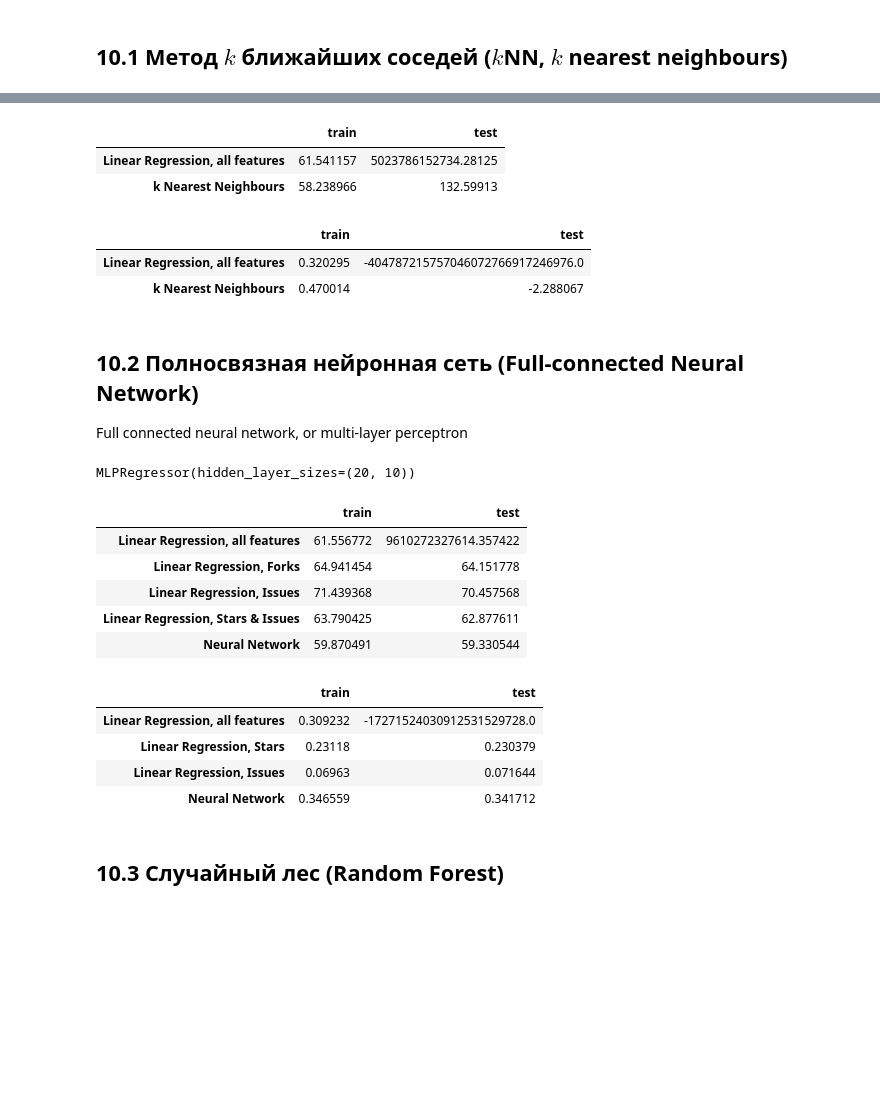
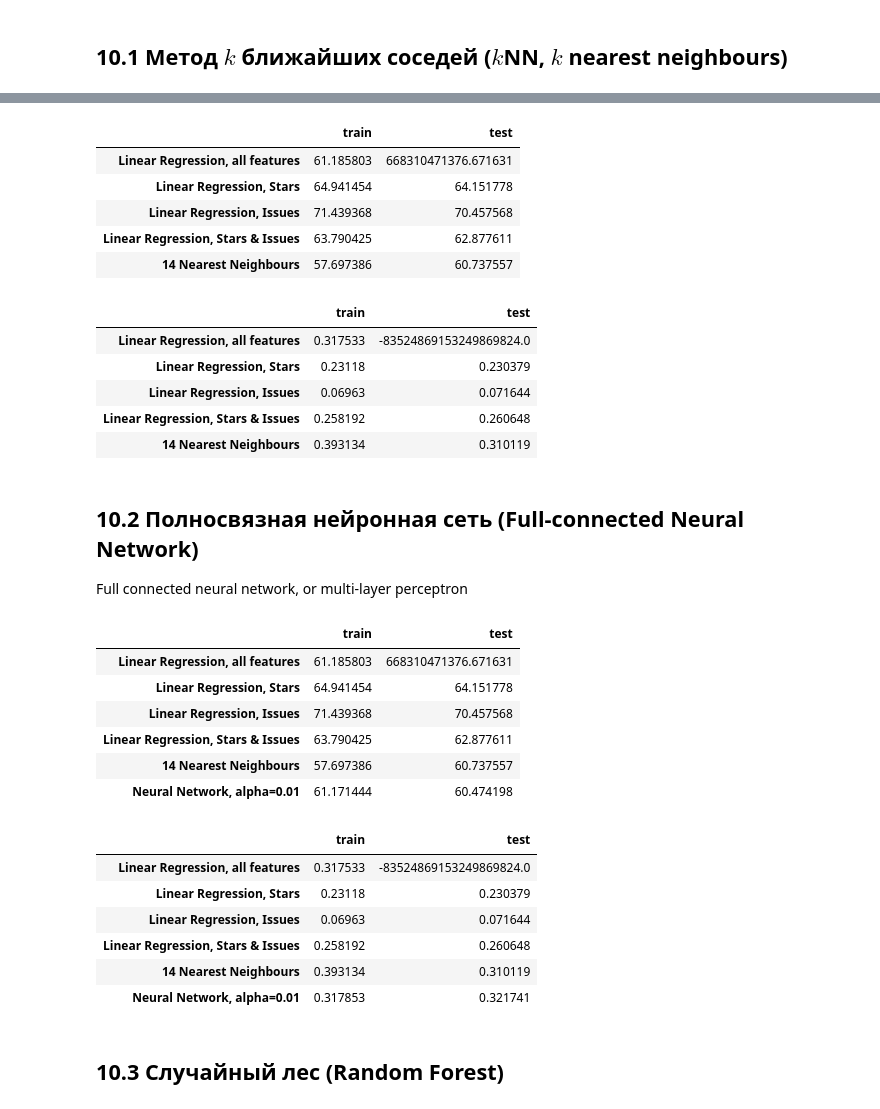
Before and after one commit to AndreyBugrov/MachineLearningCourse, a Jupyter notebook: github_repositories.ipynb, the cells around one changed output, grey strips where cells are left out. Cells and saved outputs as stored; diff of their text form; code cells hidden in the pictures; blank space fills up the shorter version.

```diff
--- a/github_repositories.ipynb
+++ b/github_repositories.ipynb
@@ -816,13 +843,13 @@ memory usage: 4.1 MB
 from sklearn.preprocessing import OneHotEncoder
 enc = OneHotEncoder(drop='if_binary', sparse_output=False)
 # enc.fit(X[['Language', 'License', 'Has Issues', 'Has Projects', 'Has Downloads', 'Has Wiki', 'Has Pages','Has Discussions', 'Is Archived', 'Is Template']])
-enc.fit(X[['Language', 'License']])
+enc.fit(X[['Language', 'License','Default Branch']])
 # %% [output]
 OneHotEncoder(drop='if_binary', sparse_output=False)
 # %%
 # dummies = pd.DataFrame(enc.transform(X[['Language', 'License', 'Has Issues', 'Has Projects', 'Has Downloads', 'Has Wiki', 'Has Pages','Has Discussions', 'Is Archived', 'Is Template']]),
 #                        columns=enc.get_feature_names_out(), index=X.index)
-dummies = pd.DataFrame(enc.transform(X[['Language', 'License']]),
+dummies = pd.DataFrame(enc.transform(X[['Language', 'License','Default Branch']]),
                        columns=enc.get_feature_names_out(), index=X.index)
 dummies.head()
 # %% [output]
@@ -838,6 +865,6 @@ dummies.head()
 # %%
 # X = pd.concat((X, dummies), axis=1).drop(['Language', 'License', 'Has Issues', 'Has Projects', 'Has Downloads', 'Has Wiki', 'Has Pages','Has Discussions', 'Is Archived', 'Is Template'], axis=1)
-X = pd.concat((X, dummies), axis=1).drop(['Language', 'License'], axis=1)
+X = pd.concat((X, dummies), axis=1).drop(['Language', 'License','Default Branch'], axis=1)
 # %%
 X.head()
 # %% [output]
@@ -1214,23 +1247,23 @@ R2_table
 ## 10.1 Метод $k$ ближайших соседей ($k$NN, $k$ nearest neighbours)
 # %%
 from sklearn.neighbors import KNeighborsRegressor
-best_RMSE_train = 55.191587
-best_k = 7
-for neighbors in range(5, 15):
+best_RMSE_test = 1000.191587
+best_k = 16
+for neighbors in range(3, 15):
   model = KNeighborsRegressor(n_neighbors=neighbors) # по умолчанию n_neighbors=5
   model.fit(X_train, y_train)
 
   y_train_predict = model.predict(X_train)
   y_test_predict  = model.predict(X_test)
-
-  RMSE_train = mean_squared_error(y_train, y_train_predict)**.5
-  if RMSE_train < best_RMSE_train:
+  RMSE_test  = mean_squared_error(y_test,  y_test_predict)**.5
+  if RMSE_test < best_RMSE_test:
     print(neighbors)
-    best_RMSE_train = RMSE_train
+    best_RMSE_test = RMSE_test
     best_k = neighbors
   else:
     continue
-  RMSE_test  = mean_squared_error(y_test,  y_test_predict)**.5
+  RMSE_train = mean_squared_error(y_train, y_train_predict)**.5
+
   R2_train = r2_score(y_train, y_train_predict)
   R2_test  = r2_score(y_test,  y_test_predict)
 # %% [output]
@@ -1238,25 +1282,26 @@ for neighbors in range(5, 15):
 # %%
-RMSE_table.loc['k Nearest Neighbours', :] = (RMSE_train, RMSE_test)
+RMSE_table.loc[f'{best_k} Nearest Neighbours', :] = (RMSE_train, RMSE_test)
 RMSE_table
 # %% [output]
 |  | train | test |
-| Linear Regression, all features | 61.541157 | 5023786152734.28125 |
-| k Nearest Neighbours | 58.238966 | 132.59913 |
+| Linear Regression, all features | 61.185803 | 668310471376.671631 |
+| Linear Regression, Stars | 64.941454 | 64.151778 |
+| Linear Regression, Issues | 71.439368 | 70.457568 |
+| Linear Regression, Stars & Issues | 63.790425 | 62.877611 |
+| 14 Nearest Neighbours | 57.697386 | 60.737557 |
 # %%
-R2_table.loc['k Nearest Neighbours', :] = (R2_train, R2_test)
+R2_table.loc[f'{best_k} Nearest Neighbours', :] = (R2_train, R2_test)
 R2_table
 # %% [output]
 |  | train | test |
-| Linear Regression, all features | 0.320295 | -404787215757046072766917246976.0 |
-| k Nearest Neighbours | 0.470014 | -2.288067 |
+| Linear Regression, all features | 0.317533 | -83524869153249869824.0 |
+| Linear Regression, Stars | 0.23118 | 0.230379 |
+| Linear Regression, Issues | 0.06963 | 0.071644 |
+| Linear Regression, Stars & Issues | 0.258192 | 0.260648 |
+| 14 Nearest Neighbours | 0.393134 | 0.310119 |
 # %% [markdown]
 ## 10.2 Полносвязная нейронная сеть (Full-connected Neural Network)
 
 Full connected neural network, or multi-layer perceptron
 # %%
 from sklearn.neural_network import MLPRegressor
-
-model = MLPRegressor(hidden_layer_sizes=(20,10))
-model.fit(X_train, y_train)
-# %% [output]
-MLPRegressor(hidden_layer_sizes=(20, 10))
@@ -1271,22 +1328,25 @@ R2_test  = r2_score(y_test,  y_test_predict)
 # %%
-RMSE_table.loc['Neural Network', :] = (RMSE_train, RMSE_test)
+RMSE_table.loc[f'Neural Network, alpha={best_alpha}', :] = (RMSE_train, RMSE_test)
 RMSE_table
 # %% [output]
 |  | train | test |
-| Linear Regression, all features | 61.556772 | 9610272327614.357422 |
-| Linear Regression, Forks | 64.941454 | 64.151778 |
+| Linear Regression, all features | 61.185803 | 668310471376.671631 |
+| Linear Regression, Stars | 64.941454 | 64.151778 |
 | Linear Regression, Issues | 71.439368 | 70.457568 |
 | Linear Regression, Stars & Issues | 63.790425 | 62.877611 |
-| Neural Network | 59.870491 | 59.330544 |
+| 14 Nearest Neighbours | 57.697386 | 60.737557 |
+| Neural Network, alpha=0.01 | 61.171444 | 60.474198 |
 # %%
-R2_table.loc['Neural Network', :] = (R2_train, R2_test)
+R2_table.loc[f'Neural Network, alpha={best_alpha}', :] = (R2_train, R2_test)
 R2_table
 # %% [output]
 |  | train | test |
-| Linear Regression, all features | 0.309232 | -17271524030912531529728.0 |
+| Linear Regression, all features | 0.317533 | -83524869153249869824.0 |
 | Linear Regression, Stars | 0.23118 | 0.230379 |
 | Linear Regression, Issues | 0.06963 | 0.071644 |
-| Neural Network | 0.346559 | 0.341712 |
+| Linear Regression, Stars & Issues | 0.258192 | 0.260648 |
+| 14 Nearest Neighbours | 0.393134 | 0.310119 |
+| Neural Network, alpha=0.01 | 0.317853 | 0.321741 |
 # %% [markdown]
 ## 10.3 Случайный лес (Random Forest)
 # %%
```
Also changed, not shown: parts of 54 cells of this notebook.
